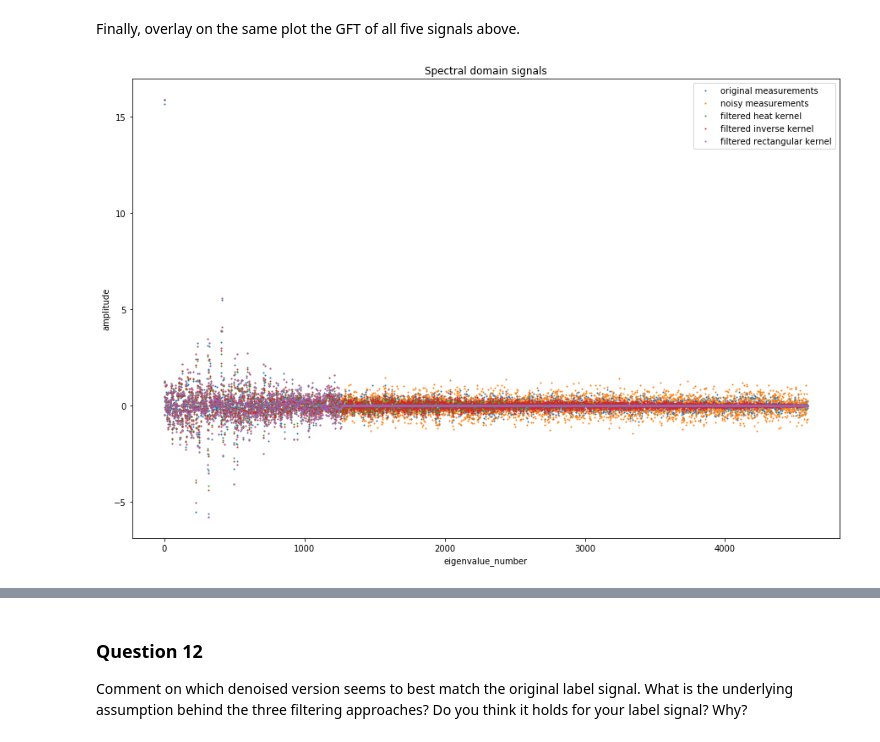
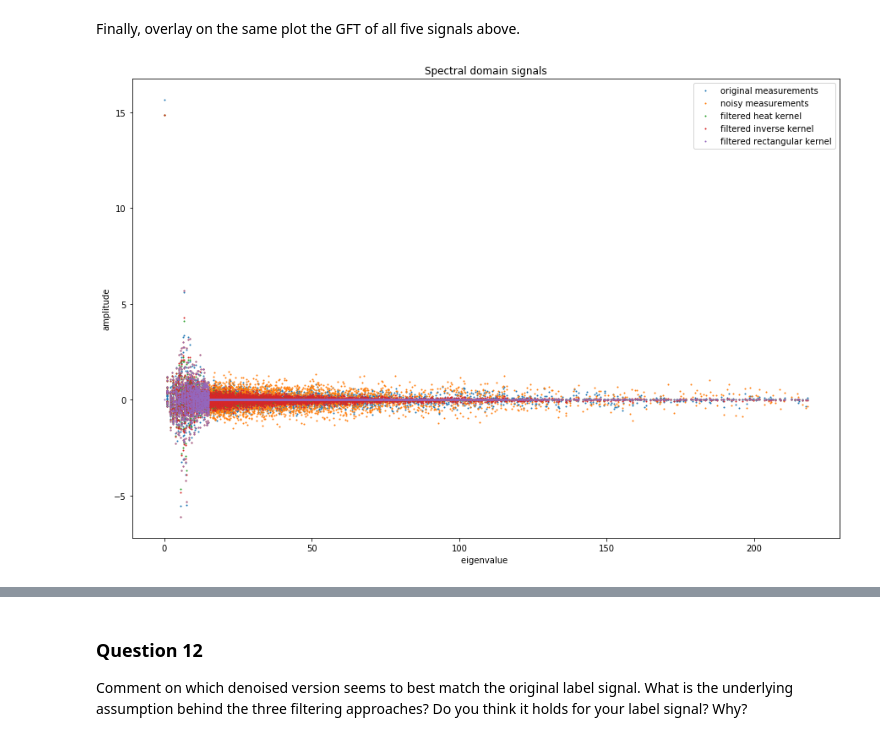
Before and after one commit to isabelaconstantin/wikinet, a Jupyter notebook: milestone4/4_graph_signal_processing.ipynb, the cells around one changed output, grey strips where cells are left out. Cells and saved outputs as stored; diff of their text form; code cells hidden in the pictures.

```diff
--- a/milestone4/4_graph_signal_processing.ipynb
+++ b/milestone4/4_graph_signal_processing.ipynb
@@ -512,11 +540,12 @@ for i, (z, name) in enumerate(zip(z_list, z_names)):
 Finally, overlay on the same plot the GFT of all five signals above.
 # %%
 plt.figure(figsize=(15,10))
+r = np.arange(n_nodes-100)
 for i, (z, name) in enumerate(zip(z_list, z_names)):
-    plt.plot(GFT(z), '.', markersize=2, label=name)
+    plt.plot(e[r],GFT(z)[r], '.', markersize=2, label=name)
 plt.ylabel('amplitude')
-plt.xlabel('eigenvalue_number')
+plt.xlabel('eigenvalue ')
 plt.title('Spectral domain signals')
 plt.legend();
 # %% [output]
-[figure, old version]
+[figure, new version]
```
Also changed, not shown: parts of 26 cells of this notebook.
